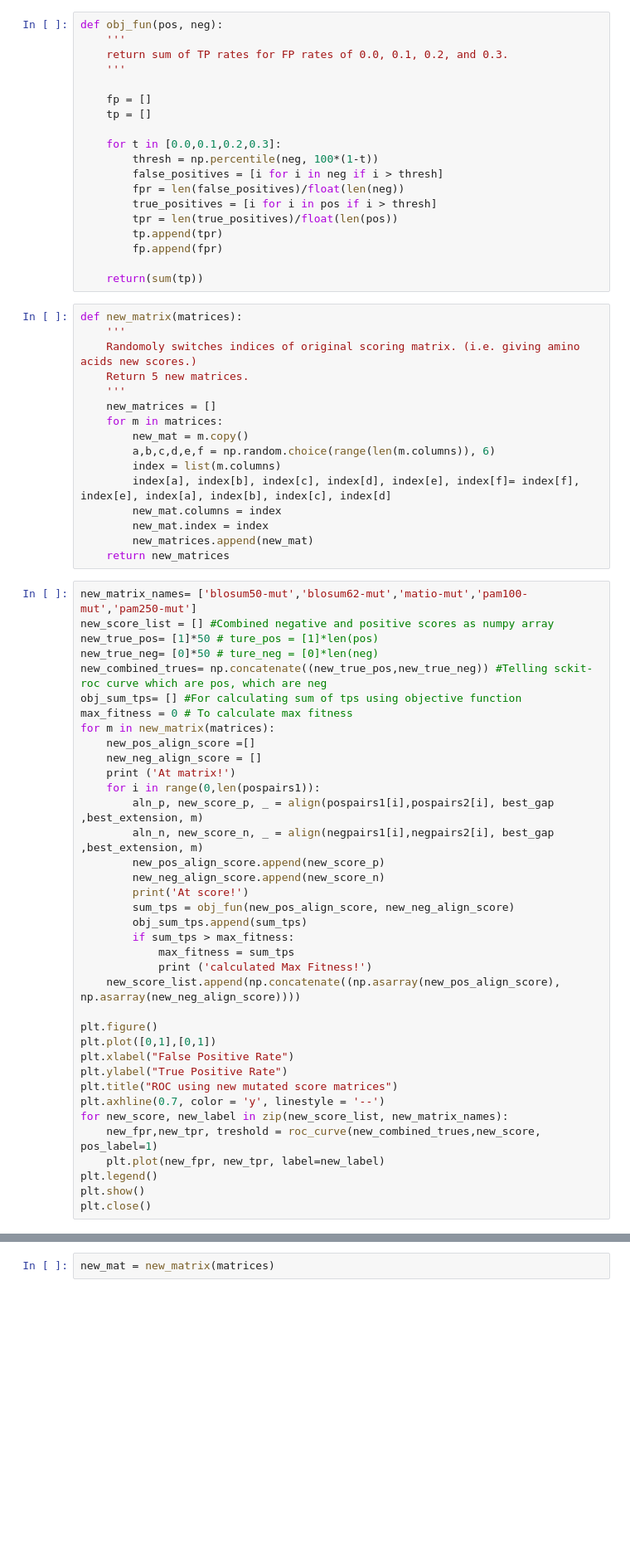
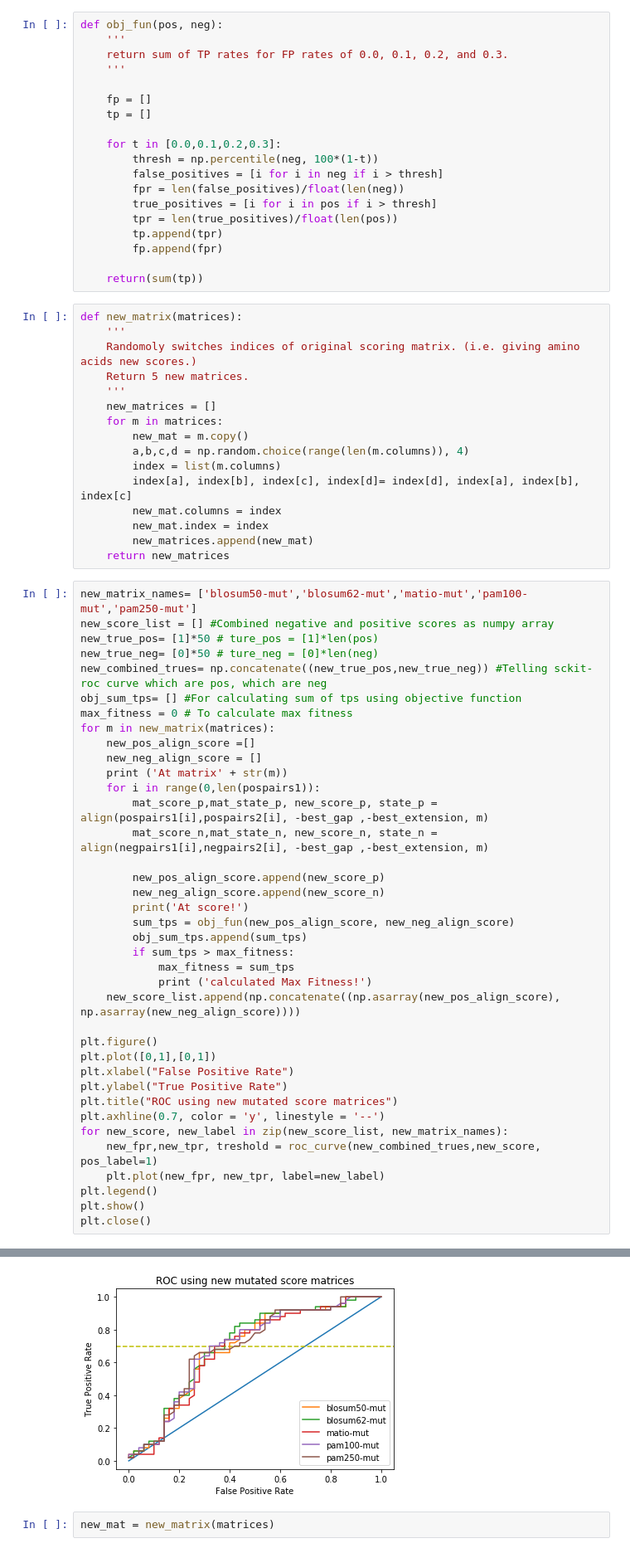
Before and after one commit to snow13bbc/HW3_Alignment, a Jupyter notebook: alignment/smithwaterman.ipynb, the cells around one changed output, grey strips where cells are left out. Shown at 83% size. Cells and saved outputs as stored; diff of their text form; blank space fills up the shorter version.

```diff
--- a/alignment/smithwaterman.ipynb
+++ b/alignment/smithwaterman.ipynb
@@ -299,9 +390,9 @@ def new_matrix(matrices):
     new_matrices = []
     for m in matrices:
         new_mat = m.copy()
-        a,b,c,d,e,f = np.random.choice(range(len(m.columns)), 6)
+        a,b,c,d = np.random.choice(range(len(m.columns)), 4)
         index = list(m.columns)
-        index[a], index[b], index[c], index[d], index[e], index[f]= index[f], index[e], index[a], index[b], index[c], index[d]
+        index[a], index[b], index[c], index[d]= index[d], index[a], index[b], index[c]
         new_mat.columns = index
         new_mat.index = index
         new_matrices.append(new_mat)
@@ -317,10 +408,11 @@ max_fitness = 0 # To calculate max fitness
 for m in new_matrix(matrices):
     new_pos_align_score =[]
     new_neg_align_score = []
-    print ('At matrix!')
+    print ('At matrix' + str(m))
     for i in range(0,len(pospairs1)):
-        aln_p, new_score_p, _ = align(pospairs1[i],pospairs2[i], best_gap ,best_extension, m)
-        aln_n, new_score_n, _ = align(negpairs1[i],negpairs2[i], best_gap ,best_extension, m)
+        mat_score_p,mat_state_p, new_score_p, state_p = align(pospairs1[i],pospairs2[i], -best_gap ,-best_extension, m)
+        mat_score_n,mat_state_n, new_score_n, state_n = align(negpairs1[i],negpairs2[i], -best_gap ,-best_extension, m)
+
         new_pos_align_score.append(new_score_p)
         new_neg_align_score.append(new_score_n)
         print('At score!')
@@ -343,3 +435,4 @@ for new_score, new_label in zip(new_score_list, new_matrix_names):
 plt.legend()
 plt.show()
 plt.close()
+# %% [output]
@@ -346,3 +456,4 @@ plt.close()
+[figure, added]
 # %%
 new_mat = new_matrix(matrices)
 # %%
```
Also changed, not shown: parts of 10 cells of this notebook, 20 other files.
